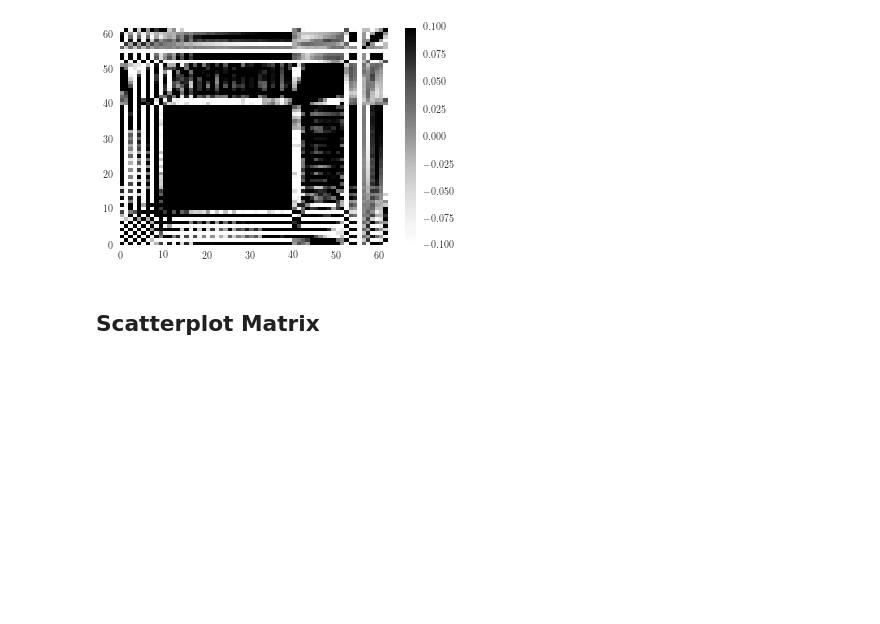
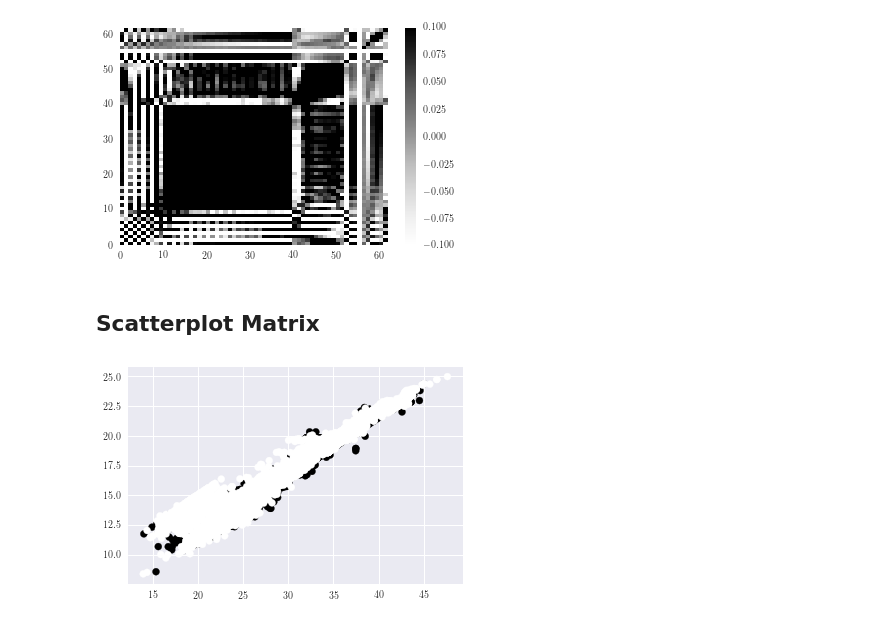
Before and after one commit to msahamed/machine_learning_earthquakes-nuclear-explosion, a Jupyter notebook: Codes/vizualization.ipynb, the cells around one changed output. Cells and saved outputs as stored; diff of their text form; code cells hidden in the pictures; blank space fills up the shorter version.

```diff
--- a/Codes/vizualization.ipynb
+++ b/Codes/vizualization.ipynb
@@ -71,0 +75,5 @@ plt.show()
+# %%
+plt.scatter(np.log(df['autocr']), np.log(df['max_amplitude']), c = df['target'])
+plt.show()
+# %% [output]
+[figure, added]
```
Also changed, not shown: parts of 5 cells of this notebook, 4 other files.
